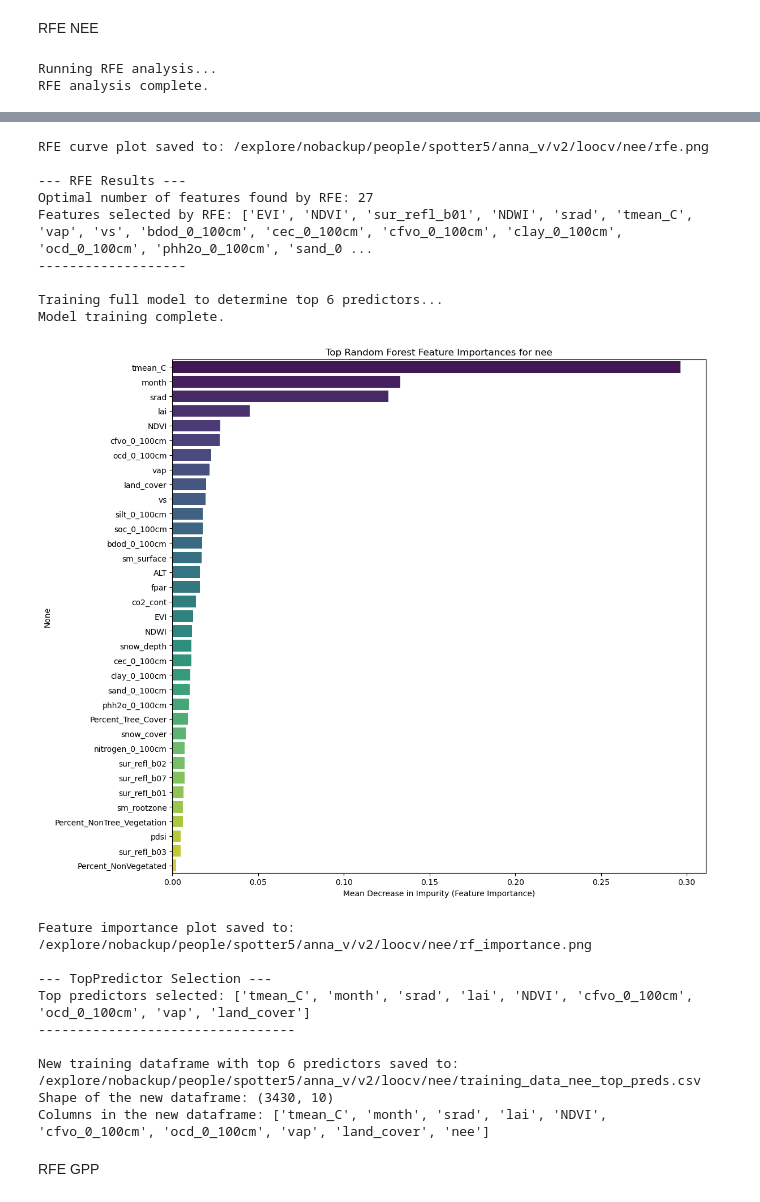
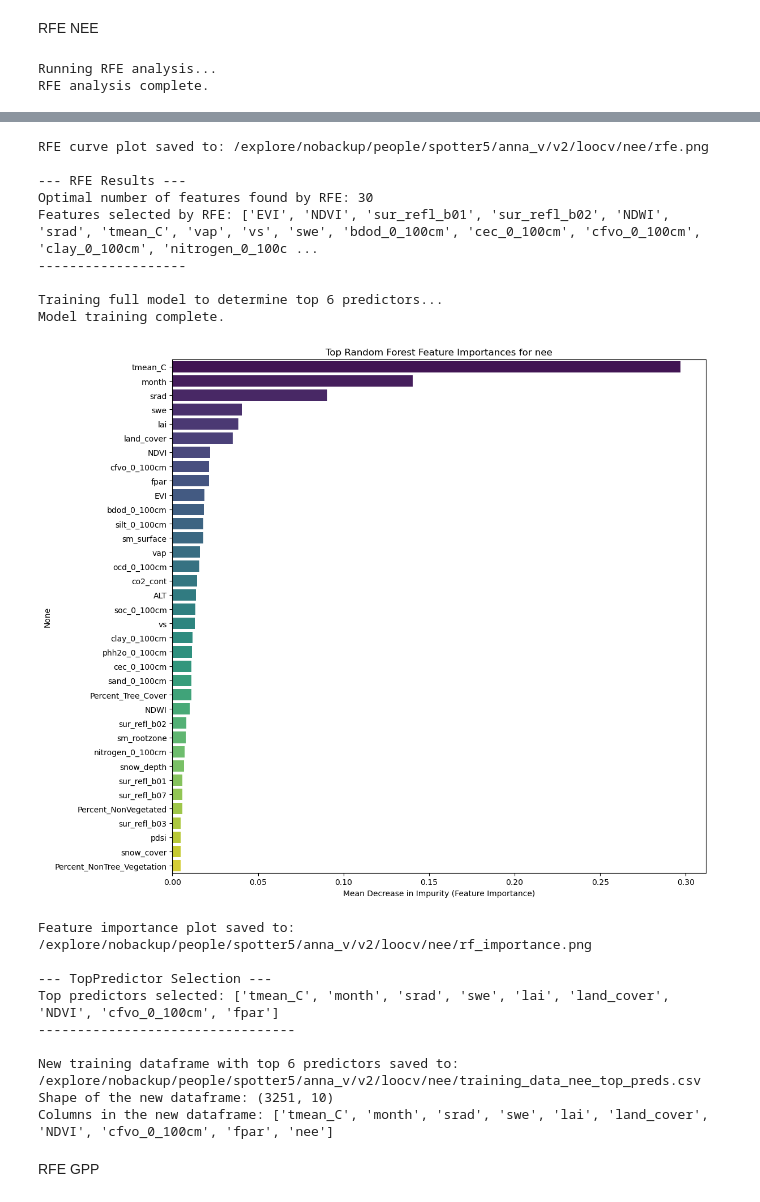
Before and after one commit to stefano-m-potter/abcflux_v2, a Jupyter notebook: RFE.ipynb, the cells around one changed output, grey strips where cells are left out. Drawn from its saved outputs; the diff is of its cells as text; code cells hidden in the pictures.

```diff
--- a/RFE.ipynb
+++ b/RFE.ipynb
@@ -24,7 +24,7 @@ df['date'] = pd.to_datetime(df[['year', 'month']].assign(day=1))
 # 3. Define predictors and target
 predictor_vars = [
     'EVI', 'NDVI', 'sur_refl_b01', 'sur_refl_b02', 'sur_refl_b03',
-    'sur_refl_b07', 'NDWI', 'pdsi', 'srad', 'tmean_C', 'vap', 'vs',
+    'sur_refl_b07', 'NDWI', 'pdsi', 'srad', 'tmean_C', 'vap', 'vs', 'swe',
     'bdod_0_100cm', 'cec_0_100cm', 'cfvo_0_100cm', 'clay_0_100cm',
     'nitrogen_0_100cm', 'ocd_0_100cm', 'phh2o_0_100cm', 'sand_0_100cm',
     'silt_0_100cm', 'soc_0_100cm', 'co2_cont', 'ALT',
@@ -132,22 +132,22 @@ RFE analysis complete.
 RFE curve plot saved to: /explore/nobackup/people/spotter5/anna_v/v2/loocv/nee/rfe.png
 
 --- RFE Results ---
-Optimal number of features found by RFE: 27
-Features selected by RFE: ['EVI', 'NDVI', 'sur_refl_b01', 'NDWI', 'srad', 'tmean_C', 'vap', 'vs', 'bdod_0_100cm', 'cec_0_100cm', 'cfvo_0_100cm', 'clay_0_100cm', 'ocd_0_100cm', 'phh2o_0_100cm', 'sand_0 ...
+Optimal number of features found by RFE: 30
+Features selected by RFE: ['EVI', 'NDVI', 'sur_refl_b01', 'sur_refl_b02', 'NDWI', 'srad', 'tmean_C', 'vap', 'vs', 'swe', 'bdod_0_100cm', 'cec_0_100cm', 'cfvo_0_100cm', 'clay_0_100cm', 'nitrogen_0_100c ...
 -------------------
 
 Training full model to determine top 6 predictors...
 Model training complete.
-[figure, old version]
+[figure, new version]
 Feature importance plot saved to: /explore/nobackup/people/spotter5/anna_v/v2/loocv/nee/rf_importance.png
 
 --- TopPredictor Selection ---
-Top predictors selected: ['tmean_C', 'month', 'srad', 'lai', 'NDVI', 'cfvo_0_100cm', 'ocd_0_100cm', 'vap', 'land_cover']
+Top predictors selected: ['tmean_C', 'month', 'srad', 'swe', 'lai', 'land_cover', 'NDVI', 'cfvo_0_100cm', 'fpar']
 ---------------------------------
 
 New training dataframe with top 6 predictors saved to: /explore/nobackup/people/spotter5/anna_v/v2/loocv/nee/training_data_nee_top_preds.csv
-Shape of the new dataframe: (3430, 10)
-Columns in the new dataframe: ['tmean_C', 'month', 'srad', 'lai', 'NDVI', 'cfvo_0_100cm', 'ocd_0_100cm', 'vap', 'land_cover', 'nee']
+Shape of the new dataframe: (3251, 10)
+Columns in the new dataframe: ['tmean_C', 'month', 'srad', 'swe', 'lai', 'land_cover', 'NDVI', 'cfvo_0_100cm', 'fpar', 'nee']
 # %% [markdown]
 RFE GPP
 # %%
```
Also changed, not shown: parts of 4 cells of this notebook, 10 other files.
